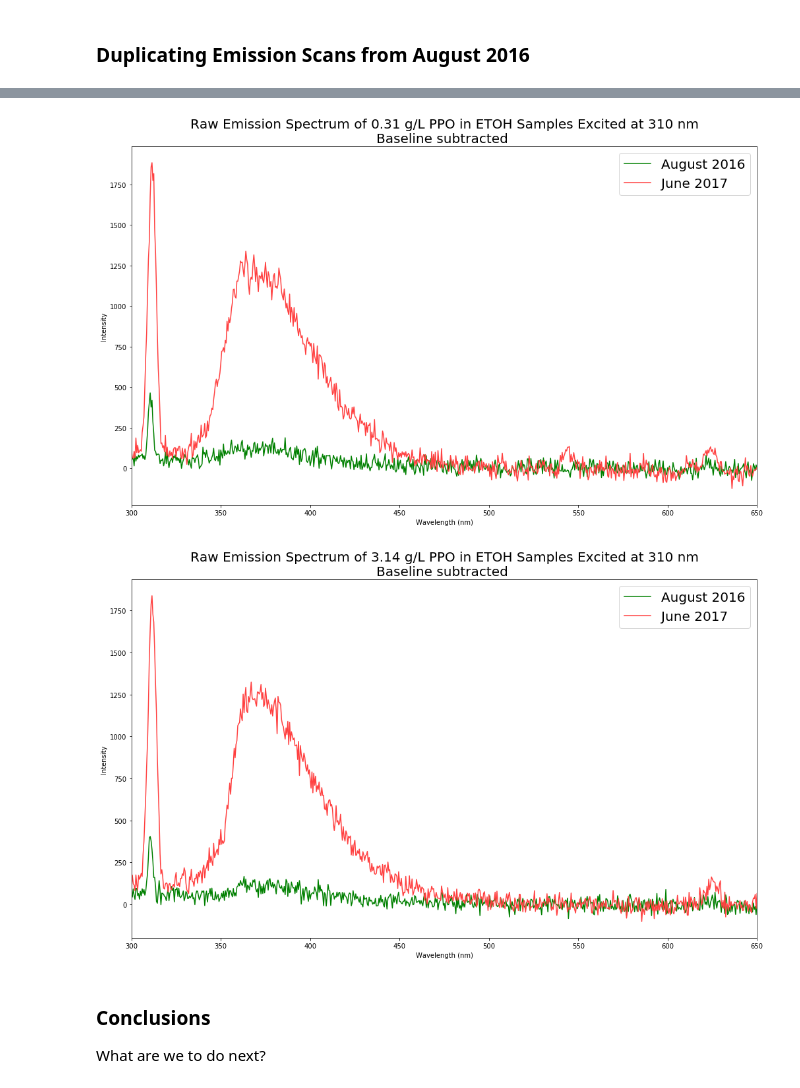
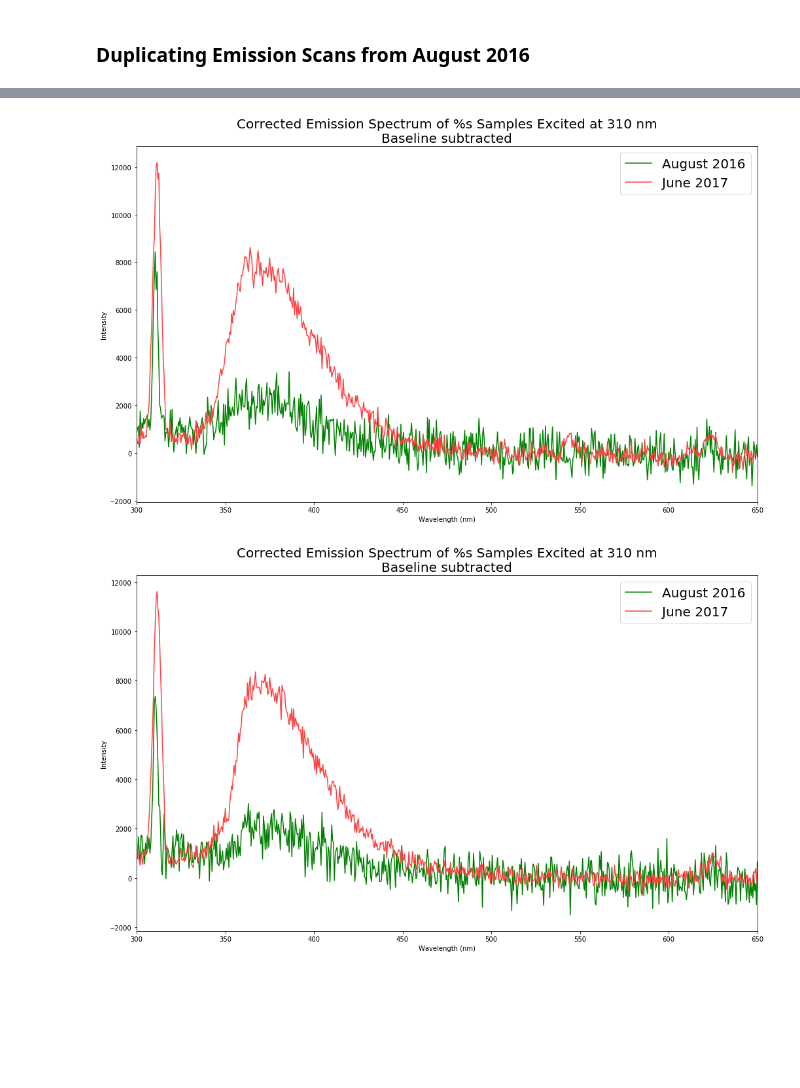
Before and after one commit to nmcneal-bnl/WbLS, a Jupyter notebook: IS_Contamination_Analysis.ipynb, the cells around one changed output, grey strips where cells are left out. Cells and saved outputs as stored; diff of their text form; code cells hidden in the pictures; blank space fills up the shorter version.

```diff
--- a/IS_Contamination_Analysis.ipynb
+++ b/IS_Contamination_Analysis.ipynb
@@ -274,7 +274,7 @@ for i in range(0,3):
 
 fig, axes = plt.subplots(figsize=(17,10), nrows = 1, ncols=1)
 for i in range(0,3):
-    data[i].baseline_subtracted('raw').plot(x="wavelength",ax=axes, color=colors[i])
+    data[i].baseline_subtracted('cor').plot(x="wavelength",ax=axes, color=colors[i])
 
 axes.set_title("Raw Emission Spectrum of PPO in ETOH Samples Excited at 310 nm\n"+
                 "June 2017, Baseline subtracted",
@@ -309,25 +309,17 @@ for i in range(0,3):
     aug_2016_data.append(PTIData(henry_path_prefix + aug_2016_data_file_names[i]))
     jun_2017_data.append(PTIData(noah_path_prefix + jun_2017_data_file_names[i]))
 
-## Adjust the spectra based on the difference in peak intensity of the two solvent-only scans
-scale = 0
-scale_text = ""
-if scale:
-    scale_ratio = np.max(jun_2017_data[0].raw_data) / np.max(aug_2016_data[0].raw_data)
-    for i in range(0,3):
-        jun_2017_data[i].raw_data /= scale_ratio
-    scale_text = "and Scaled by Solvent-only Peak Excitation Ratio"
 
 ## Plotting each concetration together ##
 concentrations = ["Pure Ethanol", "0.31 g/L PPO in ETOH", "3.14 g/L PPO in ETOH"]
 
 for i in range(0,3):
     fig, axes = plt.subplots(figsize=(17,10), nrows = 1, ncols=1)
-    aug_2016_data[i].baseline_subtracted('raw').plot(x="wavelength",ax=axes,color='#008000')
-    jun_2017_data[i].baseline_subtracted('raw').plot(x="wavelength",ax=axes,color='#ff4040')
+    aug_2016_data[i].baseline_subtracted('cor').plot(x="wavelength",ax=axes,color='#008000')
+    jun_2017_data[i].baseline_subtracted('cor').plot(x="wavelength",ax=axes,color='#ff4040')
 
-    axes.set_title("Raw Emission Spectrum of %s Samples Excited at 310 nm\n" %concentrations[i]+
-                    "Baseline subtracted %s" %scale_text,
+    axes.set_title("Corrected Emission Spectrum of %s Samples Excited at 310 nm\n"
+                    "Baseline subtracted",
                     fontsize=20)
     axes.set_xlabel("Wavelength (nm)")
     axes.set_ylabel("Intensity")
@@ -338,6 +330,2 @@ for i in range(0,3):
-[figure, old version]
+[figure, new version]
-[figure, old version]
+[figure, new version]
-# %% [markdown]
-### Conclusions
-
-What are we to do next?
```
Also changed, not shown: parts of 10 cells of this notebook, 15 other files.
